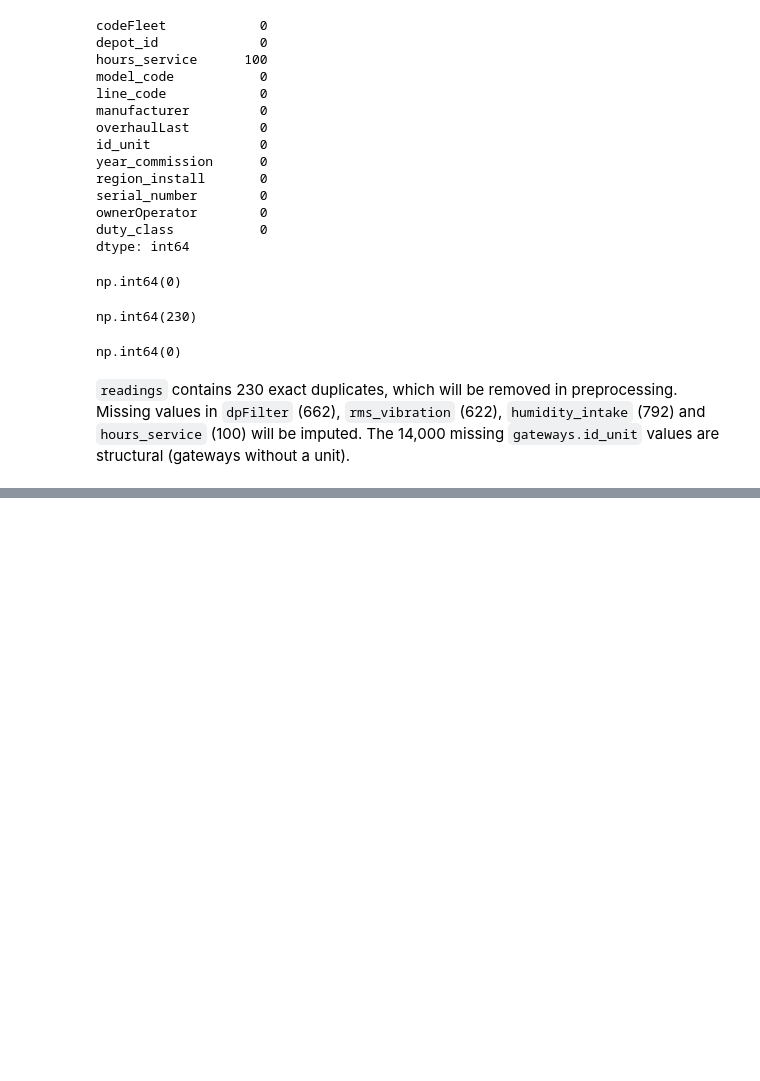
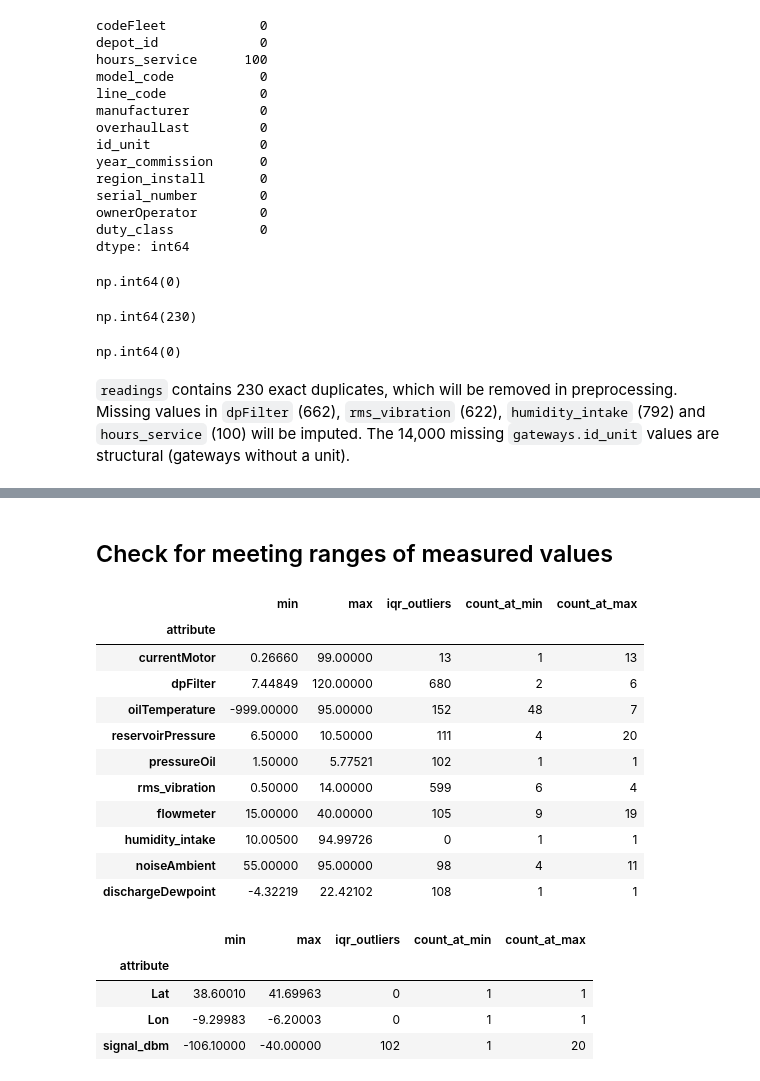
Before and after one commit to yegor-vin/Intelligent-data-analysis--project, a Jupyter notebook: phase-1.ipynb, the cells around one changed output, grey strips where cells are left out. Saved outputs shown, nothing was run; the diff lists cells and outputs as text; code cells hidden in the pictures; blank space fills up the shorter version.

```diff
--- a/phase-1.ipynb
+++ b/phase-1.ipynb
@@ -288,0 +449,40 @@ will be imputed. The 14,000 missing `gateways.id_unit` values are structural (ga
+# %% [markdown]
+## Check for meeting ranges of measured values
+# %%
+
+def checkMeasuredRanges(df, columns):
+    rows = []
+    for c in columns:
+        s = df[c].dropna()
+        lower = s.quantile(.25) - 1.5*stats.iqr(s)
+        upper = s.quantile(.75) + 1.5*stats.iqr(s)
+        rows.append({
+            "attribute":     c,
+            "min":           s.min(),
+            "max":           s.max(),
+            "iqr_outliers":  ((s < lower) | (s > upper)).sum(),
+            "count_at_min":  (s == s.min()).sum(),
+            "count_at_max":  (s == s.max()).sum(),
+        })
+    return pd.DataFrame(rows).set_index("attribute")
+
+display(checkMeasuredRanges(readings, rdngsAtt))
+display(checkMeasuredRanges(gateways, gtwsAtt))
+# %% [output]
+|  | min | max | iqr_outliers | count_at_min | count_at_max |
+| attribute |  |  |  |  |  |
+| currentMotor | 0.26660 | 99.00000 | 13 | 1 | 13 |
+| dpFilter | 7.44849 | 120.00000 | 680 | 2 | 6 |
+| oilTemperature | -999.00000 | 95.00000 | 152 | 48 | 7 |
+| reservoirPressure | 6.50000 | 10.50000 | 111 | 4 | 20 |
+| pressureOil | 1.50000 | 5.77521 | 102 | 1 | 1 |
+| rms_vibration | 0.50000 | 14.00000 | 599 | 6 | 4 |
+| flowmeter | 15.00000 | 40.00000 | 105 | 9 | 19 |
+| humidity_intake | 10.00500 | 94.99726 | 0 | 1 | 1 |
+| noiseAmbient | 55.00000 | 95.00000 | 98 | 4 | 11 |
+| dischargeDewpoint | -4.32219 | 22.42102 | 108 | 1 | 1 |
+|  | min | max | iqr_outliers | count_at_min | count_at_max |
+| attribute |  |  |  |  |  |
+| Lat | 38.60010 | 41.69963 | 0 | 1 | 1 |
+| Lon | -9.29983 | -6.20003 | 0 | 1 | 1 |
+| signal_dbm | -106.10000 | -40.00000 | 102 | 1 | 20 |
```
Also changed, not shown: parts of 6 cells of this notebook.
